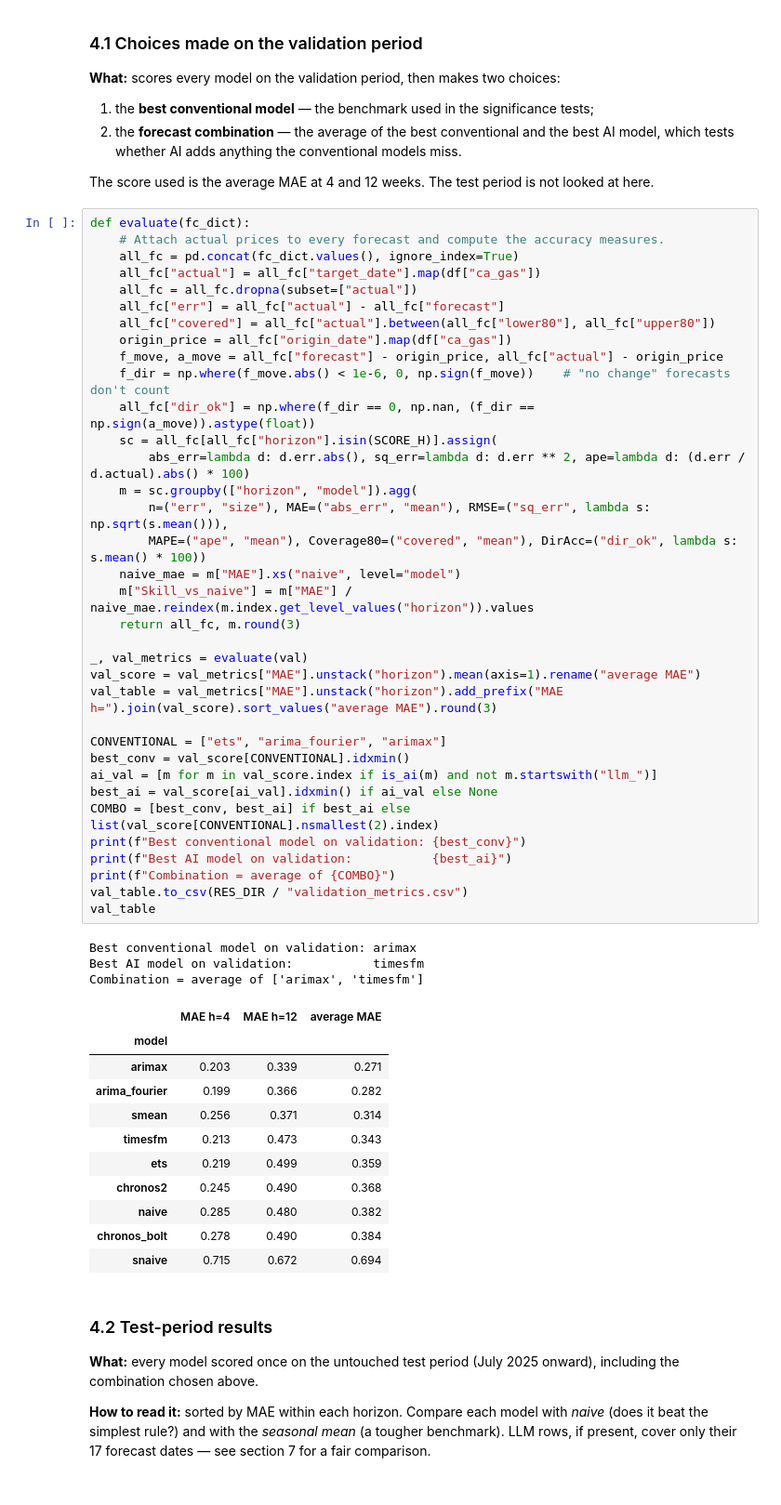
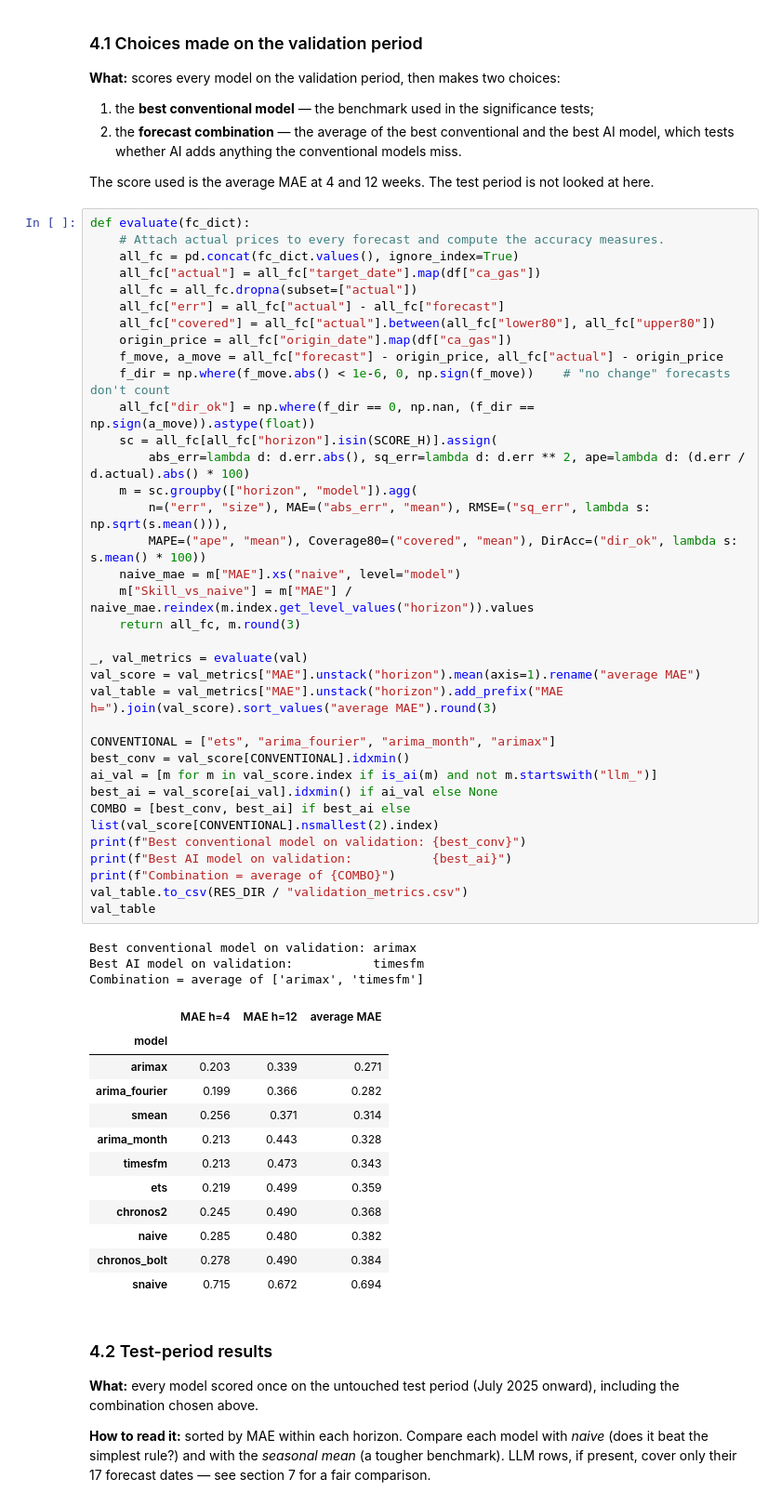
Before and after one commit to hymiawu/ca-gasoline-forecasting, a Jupyter notebook: forecasting_models.ipynb, the cells around one changed output. Shown at 93% size. Cells and saved outputs as stored; diff of their text form.

```diff
--- a/forecasting_models.ipynb
+++ b/forecasting_models.ipynb
@@ -533,34 +558,35 @@ def evaluate(fc_dict):
         abs_err=lambda d: d.err.abs(), sq_err=lambda d: d.err ** 2, ape=lambda d: (d.err / d.actual).abs() * 100)
     m = sc.groupby(["horizon", "model"]).agg(
         n=("err", "size"), MAE=("abs_err", "mean"), RMSE=("sq_err", lambda s: np.sqrt(s.mean())),
         MAPE=("ape", "mean"), Coverage80=("covered", "mean"), DirAcc=("dir_ok", lambda s: s.mean() * 100))
     naive_mae = m["MAE"].xs("naive", level="model")
     m["Skill_vs_naive"] = m["MAE"] / naive_mae.reindex(m.index.get_level_values("horizon")).values
     return all_fc, m.round(3)
 
 _, val_metrics = evaluate(val)
 val_score = val_metrics["MAE"].unstack("horizon").mean(axis=1).rename("average MAE")
 val_table = val_metrics["MAE"].unstack("horizon").add_prefix("MAE h=").join(val_score).sort_values("average MAE").round(3)
 
-CONVENTIONAL = ["ets", "arima_fourier", "arimax"]
+CONVENTIONAL = ["ets", "arima_fourier", "arima_month", "arimax"]
 best_conv = val_score[CONVENTIONAL].idxmin()
 ai_val = [m for m in val_score.index if is_ai(m) and not m.startswith("llm_")]
 best_ai = val_score[ai_val].idxmin() if ai_val else None
 COMBO = [best_conv, best_ai] if best_ai else list(val_score[CONVENTIONAL].nsmallest(2).index)
 print(f"Best conventional model on validation: {best_conv}")
 print(f"Best AI model on validation:           {best_ai}")
 print(f"Combination = average of {COMBO}")
 val_table.to_csv(RES_DIR / "validation_metrics.csv")
 val_table
 # %% [output]
 Best conventional model on validation: arimax
 Best AI model on validation:           timesfm
 Combination = average of ['arimax', 'timesfm']
 |  | MAE h=4 | MAE h=12 | average MAE |
 | model |  |  |  |
 | arimax | 0.203 | 0.339 | 0.271 |
 | arima_fourier | 0.199 | 0.366 | 0.282 |
 | smean | 0.256 | 0.371 | 0.314 |
+| arima_month | 0.213 | 0.443 | 0.328 |
 | timesfm | 0.213 | 0.473 | 0.343 |
 | ets | 0.219 | 0.499 | 0.359 |
 | chronos2 | 0.245 | 0.490 | 0.368 |
```
Also changed, not shown: parts of 7 cells of this notebook, 7 other files.
